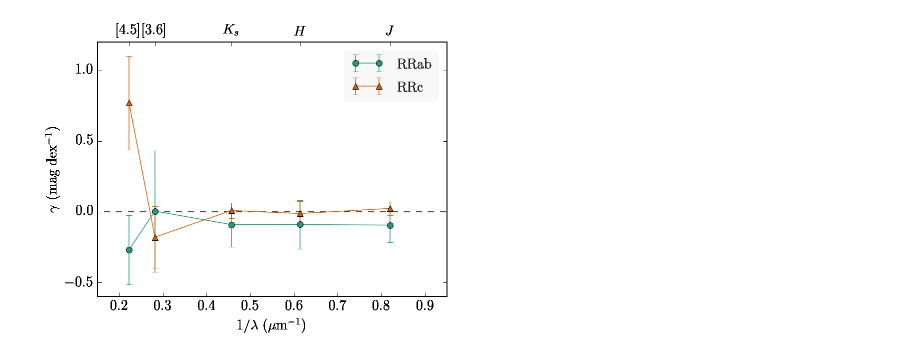
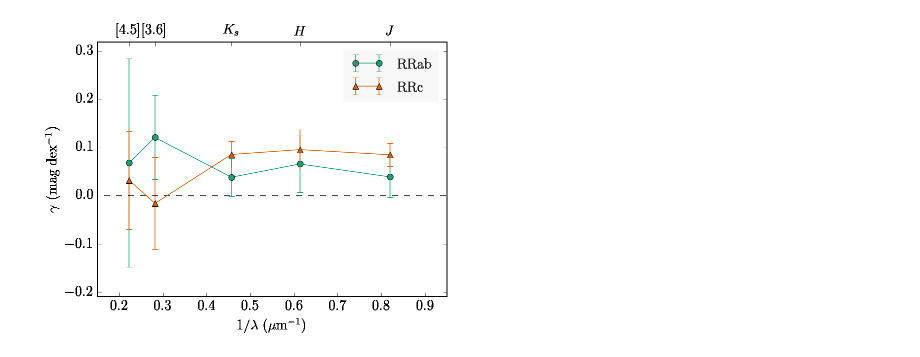
Before and after one commit to vickyscowcroft/omegaCen, a Jupyter notebook: ocen_only_fitting/plot PL residuals against metallicities.ipynb, the cells around one changed output. Cells and saved outputs as stored; diff of their text form; code cells hidden in the pictures.

```diff
--- a/ocen_only_fitting/plot PL residuals against metallicities.ipynb
+++ b/ocen_only_fitting/plot PL residuals against metallicities.ipynb
@@ -101,29 +111,29 @@ f.close()
 # %%
-dfx = pd.read_csv('final_data_files/metallicity_slopes.csv')
+dfx = pd.read_csv('final_data_files/metallicity_slopes_sigclip.csv')
 fig = plt.figure(figsize=(6,4.7))
 #for fehtype in dfx.fehtype.unique():
 for mode in dfx['type'].unique():
     dfn = dfx[(dfx['type'] == mode)]
     if mode == 'RRab':
         ppl.errorbar(1/dfn['wav'], dfn['slope'], yerr=dfn['slope_err'].values, fmt='o-',
                      label='{}'.format(mode))
     else:
         ppl.errorbar(1/dfn['wav'], dfn['slope'], yerr=dfn['slope_err'].values, fmt='^-',
                      label='{}'.format(mode))
 plt.xlim(0.15,0.95)
 #plt.ylim(-1.05,0.47)
 plt.xlabel(r'$1/\lambda\ (\mu\mathrm{m}^{-1})$')
 plt.ylabel(r'$\gamma$ (mag dex$^{-1}$)')
 plt.hlines(0,0,1,'k',linestyle='--',linewidth=0.75)
 ppl.legend()
 ax2 = plt.twiny()
 ax2.set_xlim(0.15,0.95)
-#ax2.set_ylim(-0.21,0.52)
+ax2.set_ylim(-0.21,0.32)
 #ax2.xaxis.set_ticks_position('none')
 ppl.plot(ax2,[],[])
 ax2.set_xticks(1/dfn['wav'])
 ax2.set_xticklabels(['$J$', '$H$',  '$K_s$', '[3.6]', '[4.5]'])
 plt.tight_layout()
-#plt.savefig('final_plots/metallicity_slope_vs_wavelength.pdf')
+plt.savefig('final_plots/metallicity_slope_vs_wavelength_sigclip.pdf')
 # %% [output]
-[figure, old version]
+[figure, new version]
```
Also changed, not shown: parts of 3 cells of this notebook, 23 other files.
